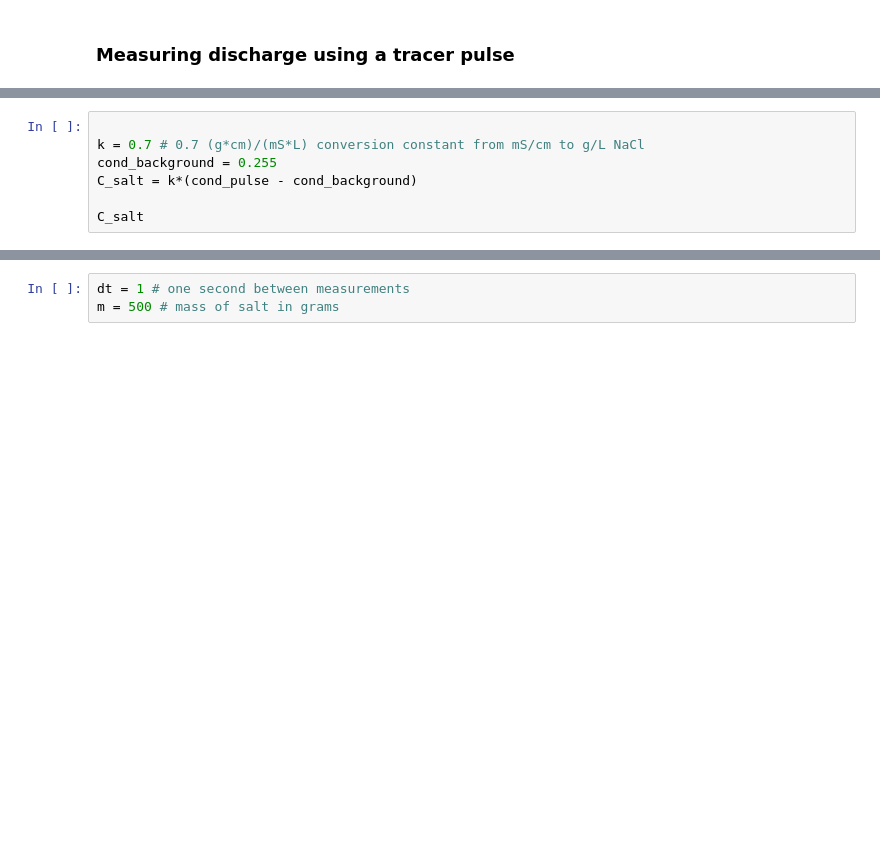
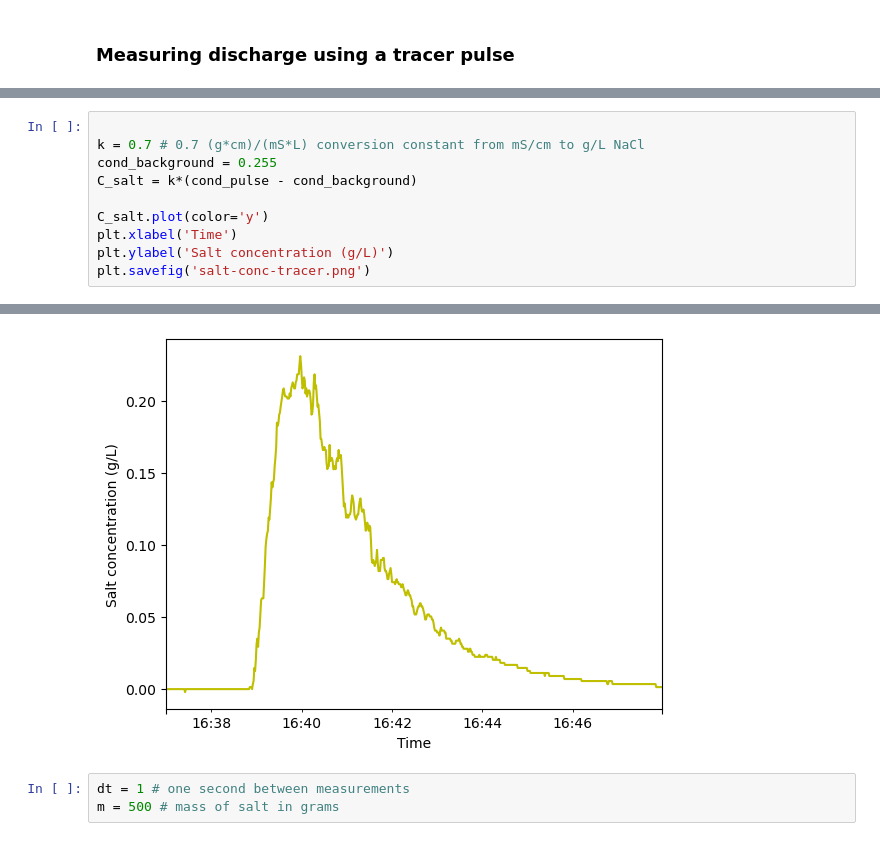
Before and after one commit to CovingtonResearchGroup/CCZ-student-python-training, a Jupyter notebook: Discharge-measurements.ipynb, the cells around one changed output, grey strips where cells are left out. Drawn from its saved outputs; the diff is of its cells as text; blank space fills up the shorter version.

```diff
--- a/Discharge-measurements.ipynb
+++ b/Discharge-measurements.ipynb
@@ -44,5 +79,8 @@ k = 0.7 # 0.7 (g*cm)/(mS*L) conversion constant from mS/cm to g/L NaCl
 cond_background = 0.255
 C_salt = k*(cond_pulse - cond_background)
 
-C_salt
+C_salt.plot(color='y')
+plt.xlabel('Time')
+plt.ylabel('Salt concentration (g/L)')
+plt.savefig('salt-conc-tracer.png')
 # %% [output]
@@ -61,3 +87,4 @@ Name: cond, Length: 660, dtype: float64
+[figure, added]
 # %%
 dt = 1 # one second between measurements
 m = 500 # mass of salt in grams
```
Also changed, not shown: parts of 11 cells of this notebook.
